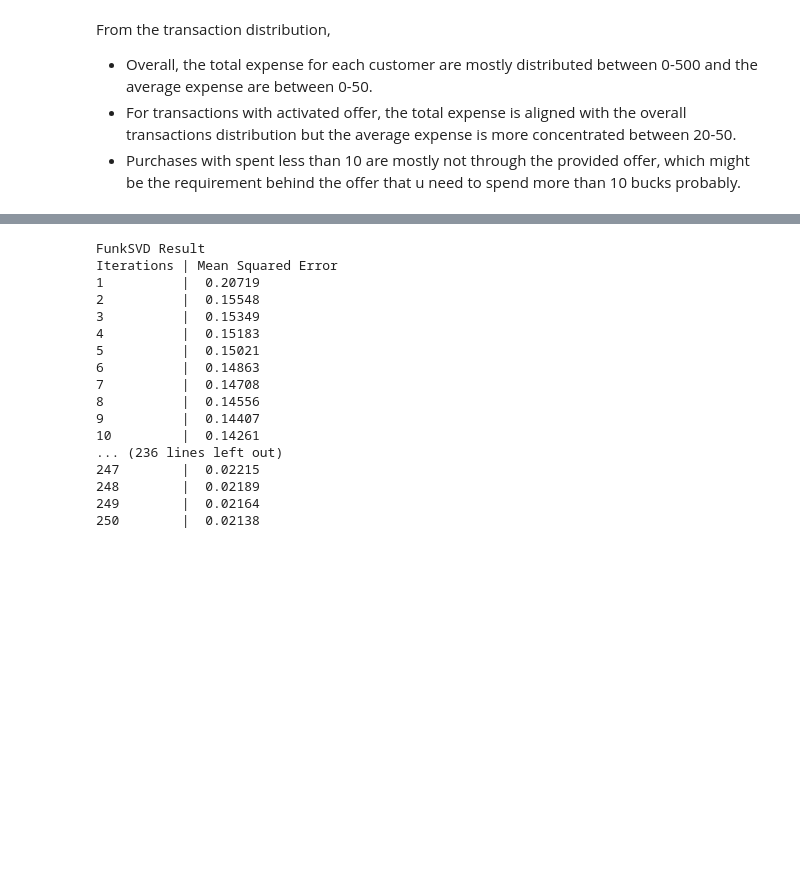
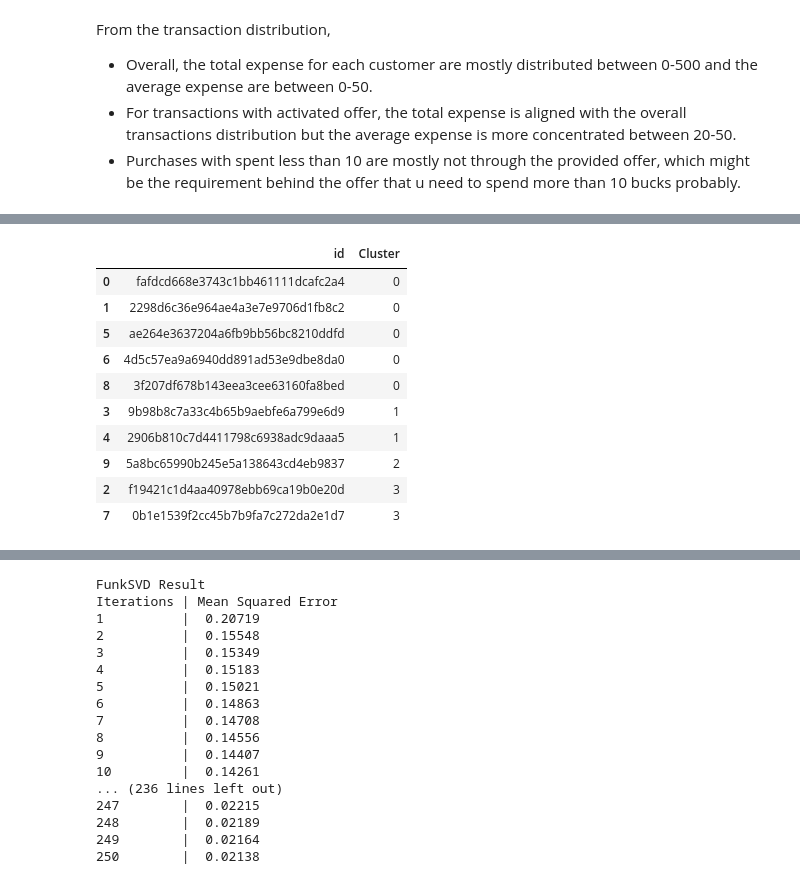
Before and after one commit to Ruby1993/starbuck-offer-recommendation, a Jupyter notebook: Starbucks_Capstone_notebook.ipynb, the cells around one changed output, grey strips where cells are left out. Drawn from its saved outputs; the diff is of its cells as text; code cells hidden in the pictures; blank space fills up the shorter version.

```diff
--- a/Starbucks_Capstone_notebook.ipynb
+++ b/Starbucks_Capstone_notebook.ipynb
@@ -932,0 +991,29 @@ In order to provide the offer to the targetted user with transaction succeed, we
+# %%
+# Define model using the optimized cluster number
+model = KMeans(n_clusters=4,init='k-means++', max_iter=500, n_init=15)
+# fit the model
+model.fit(X_input)
+# assign a cluster to each example
+yhat = model.predict(X_input)
+# retrieve unique clusters
+clusters=unique(yhat)
+
+# Cluster output into a dataframe
+df=pd.DataFrame()
+df['id']=portfolio_list
+df['Cluster']=yhat
+df=df.sort_values(['Cluster'])
+
+df
+# %% [output]
+|  | id | Cluster |
+| 0 | fafdcd668e3743c1bb461111dcafc2a4 | 0 |
+| 1 | 2298d6c36e964ae4a3e7e9706d1fb8c2 | 0 |
+| 5 | ae264e3637204a6fb9bb56bc8210ddfd | 0 |
+| 6 | 4d5c57ea9a6940dd891ad53e9dbe8da0 | 0 |
+| 8 | 3f207df678b143eea3cee63160fa8bed | 0 |
+| 3 | 9b98b8c7a33c4b65b9aebfe6a799e6d9 | 1 |
+| 4 | 2906b810c7d4411798c6938adc9daaa5 | 1 |
+| 9 | 5a8bc65990b245e5a138643cd4eb9837 | 2 |
+| 2 | f19421c1d4aa40978ebb69ca19b0e20d | 3 |
+| 7 | 0b1e1539f2cc45b7b9fa7c272da2e1d7 | 3 |
```
Also changed, not shown: parts of 32 cells of this notebook.
